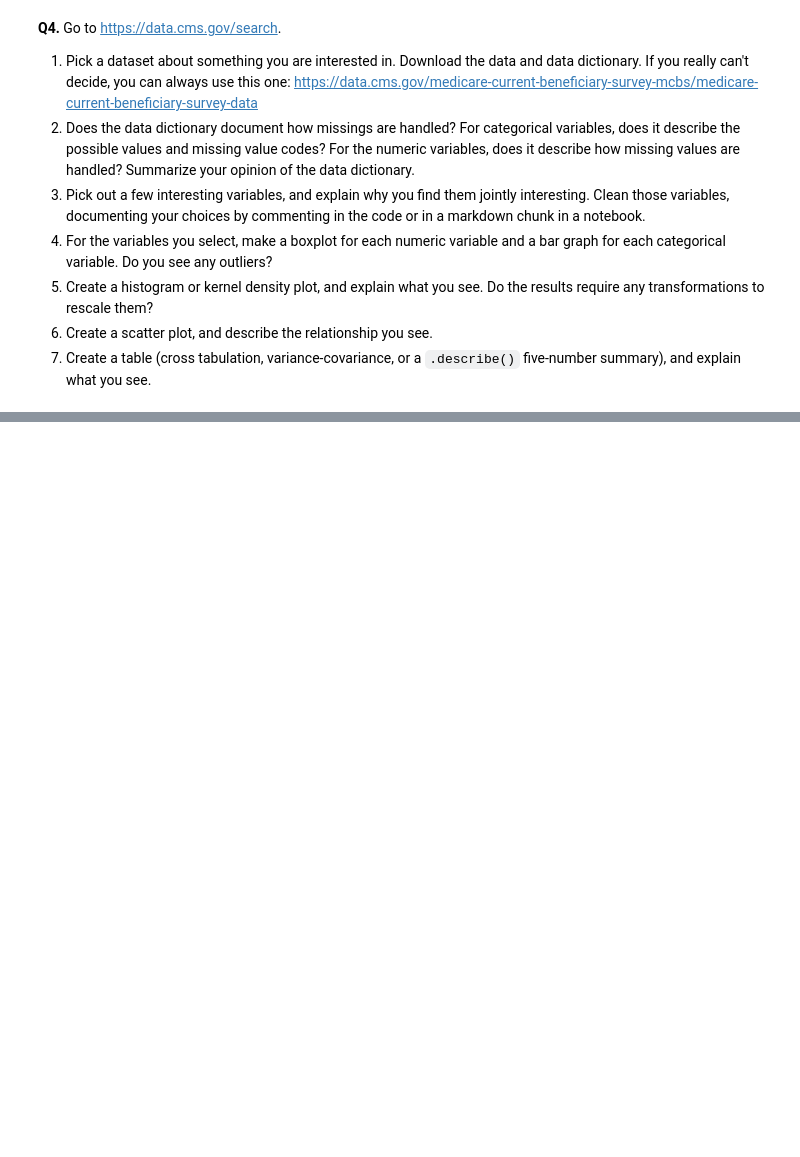
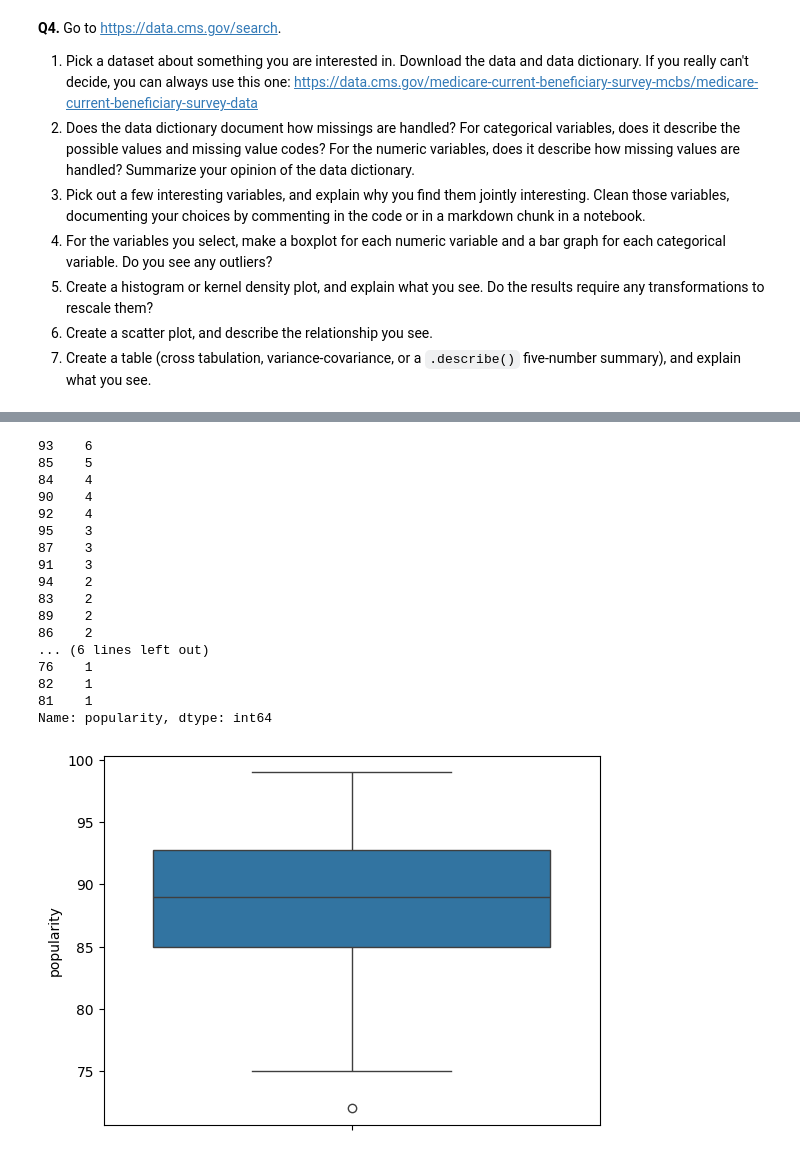
Before and after one commit to PavanVinja/visualization, a Jupyter notebook: assignment/assignment.ipynb, the cells around one changed output, grey strips where cells are left out. Saved outputs shown, nothing was run; the diff lists cells and outputs as text; code cells hidden in the pictures; blank space fills up the shorter version.

```diff
--- a/assignment/assignment.ipynb
+++ b/assignment/assignment.ipynb
@@ -226,0 +352,22 @@ For some context, the Federal government ultimately spent about $4.4 trillion in
+# %%
+sns.boxplot(df['popularity'])
+print(df['popularity'].value_counts())
+# %% [output]
+93    6
+85    5
+84    4
+90    4
+92    4
+95    3
+87    3
+91    3
+94    2
+83    2
+89    2
+86    2
+... (6 lines left out)
+76    1
+82    1
+81    1
+Name: popularity, dtype: int64
+[figure, added]
```
Also changed, not shown: parts of 17 cells of this notebook.
